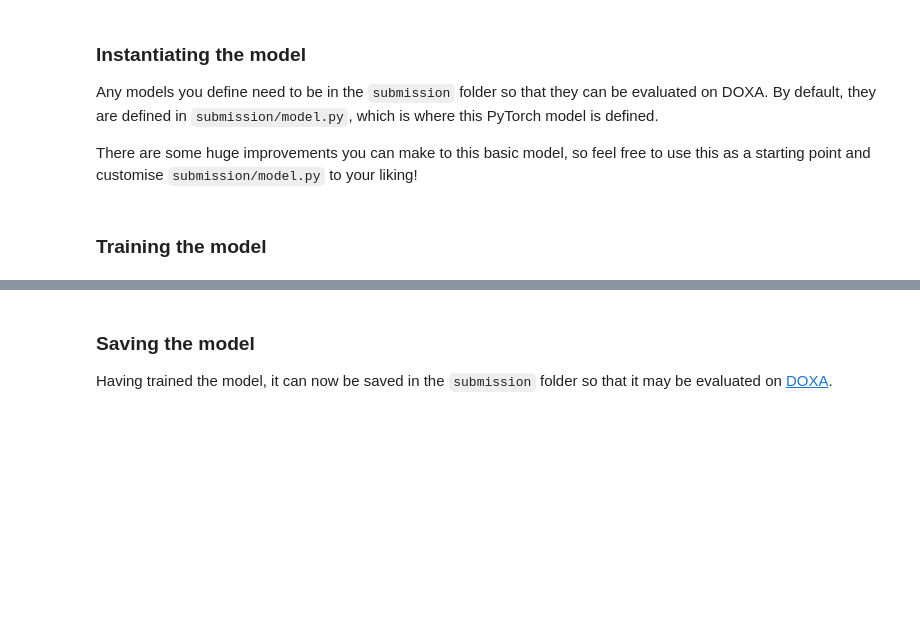
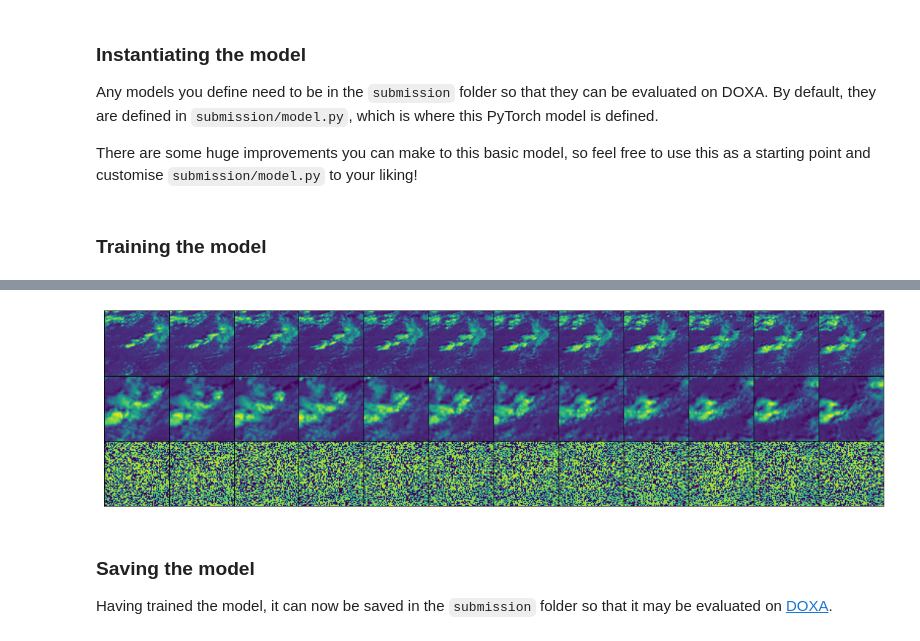
Before and after one commit to louisdewar/doxa, a Jupyter notebook: competitions/climatehack/climatehack_getting_started/training.ipynb, the cells around one changed output, grey strips where cells are left out. Cells and saved outputs as stored; diff of their text form; code cells hidden in the pictures; blank space fills up the shorter version.

Commit message:
Update the Climate Hack notebook to add an extra visualisation.

```diff
--- a/competitions/climatehack/climatehack_getting_started/training.ipynb
+++ b/competitions/climatehack/climatehack_getting_started/training.ipynb
@@ -167,25 +168,27 @@ for epoch in range(EPOCHS):
     print(f"Epoch {epoch + 1}")
     running_loss = 0
     i = 0
+    count = 0
     for batch_features, batch_targets in ch_dataloader:
-        print(f"Epoch {epoch + 1} -- batch {i}")
-        batch_features = batch_features.view(-1, 12 * 128 * 128).to(device)
-        batch_targets = batch_targets.view(-1, 12, 1, 64, 64).to(device)
+        optimiser.zero_grad()
+        batch_predictions = model(batch_features.to(device))
 
         # calculate the losses for the individual images in the batch
         batch_loss = sum([
-            criterion(img, batch_targets[j])
-            for j, img in enumerate(model(batch_features).view(-1, 12, 1, 64, 64))
-        ]) / batch_targets.size(0)
+            criterion(prediction, target)
+            for prediction, target in zip(batch_predictions.unsqueeze(dim=2), batch_targets.unsqueeze(dim=2).to(device))
+        ]) / batch_predictions.shape[0]
 
-        optimiser.zero_grad()
         batch_loss.backward()
         optimiser.step()
 
-        running_loss += batch_loss.item() * batch_targets.size(0)
+        running_loss += batch_loss.item() * batch_predictions.shape[0]
+        count += batch_predictions.shape[0]
         i += 1
 
-    losses.append(running_loss / (BATCH_SIZE * i))
+        print(f"Completed batch {i} of epoch {epoch + 1} with loss {batch_loss.item()} -- processed {count} image sequences ({12 * count} images)")
+
+    losses.append(running_loss / count)
     print(f"Loss for epoch {epoch + 1}/{EPOCHS}: {losses[-1]}")
 # %% [output]
 Epoch 1
@@ -208,3 +215,32 @@ Loss for epoch 10/10: 0.6033094227313995
+# %%
+x = dataset["data"].sel(time=slice("2020-07-01 12:00", "2020-07-01 12:55")).isel(x=slice(128, 256), y=slice(128, 256)).to_numpy()
+y = dataset["data"].sel(time=slice("2020-07-01 13:00", "2020-07-01 13:55")).isel(x=slice(160, 224), y=slice(160, 224)).to_numpy()
+p = model(torch.from_numpy(x.astype(float32))).detach().numpy()[0]
+
+fig, (ax1, ax2, ax3) = plt.subplots(3, 12, figsize=(15,4))
+
+# plot the twelve 128x128 input images
+for i, img in enumerate(x):
+    ax1[i].imshow(img, cmap='viridis')
+    ax1[i].get_xaxis().set_visible(False)
+    ax1[i].get_yaxis().set_visible(False)
+
+# plot the twelve 64x64 true output images
+for i, img in enumerate(y):
+    ax2[i].imshow(img, cmap='viridis')
+    ax2[i].get_xaxis().set_visible(False)
+    ax2[i].get_yaxis().set_visible(False)
+
+# plot the twelve 64x64 predicted output images
+for i, img in enumerate(p):
+    ax3[i].imshow(img, cmap='viridis')
+    ax3[i].get_xaxis().set_visible(False)
+    ax3[i].get_yaxis().set_visible(False)
+
+fig.tight_layout()
+fig.subplots_adjust(wspace=0, hspace=0)
+# %% [output]
+[figure, added]
 # %% [markdown]
 ### Saving the model
 
```
Also changed, not shown: parts of 5 cells of this notebook, 1 other file.
